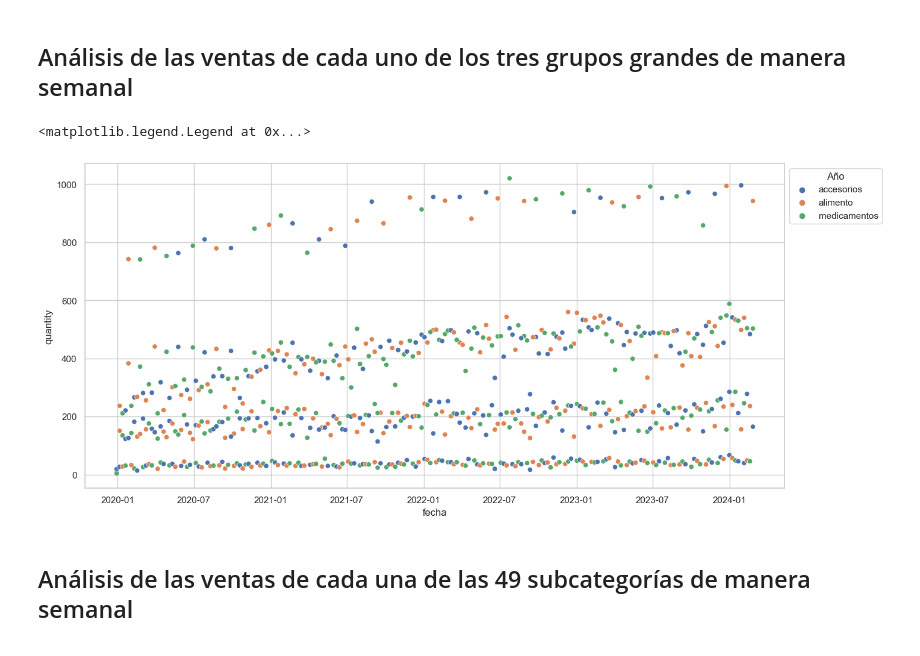
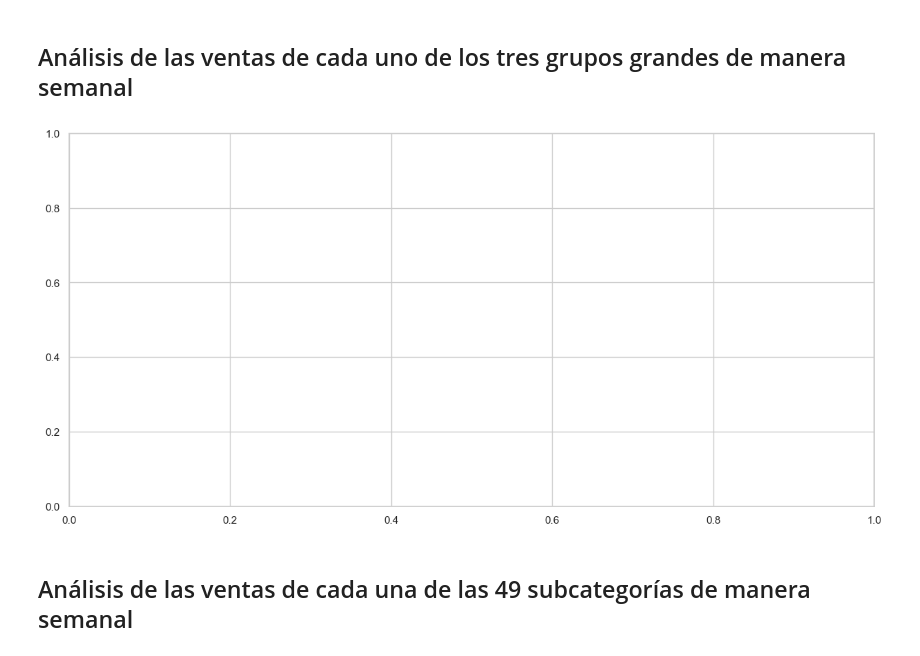
Before and after one commit to yaelcohenk/Capstone, a Jupyter notebook: src/EDA.ipynb, the cells around one changed output. Drawn from its saved outputs; the diff is of its cells as text; code cells hidden in the pictures.

```diff
--- a/src/EDA.ipynb
+++ b/src/EDA.ipynb
@@ -651,11 +655,10 @@ database_grupos_grandes_semanal = (copy.groupby(['group_description', pd.Grouper
 # %%
 fig, ax = plt.subplots(figsize=(15, 7))
 
-sns.scatterplot(x=df["fecha"], y=df["quantity"], hue=datos_agrupados_mas_fino["group_description"], ax=ax)
-ax.legend(title="Año", bbox_to_anchor=(1, 1), loc="upper left")
+# sns.scatterplot(x=database_grupos_grandes_semanal["fecha"], y=df["quantity"], hue=datos_agrupados_mas_f["group_description"], ax=ax)
+# ax.legend(title="Año", bbox_to_anchor=(1, 1), loc="upper left")
 # %% [output]
-<matplotlib.legend.Legend at 0x...>
-[figure, old version]
+[figure, new version]
 # %% [markdown]
 ## Análisis de las ventas de cada una de las 49 subcategorías de manera semanal
 # %%
```
Also changed, not shown: parts of 45 cells of this notebook.
